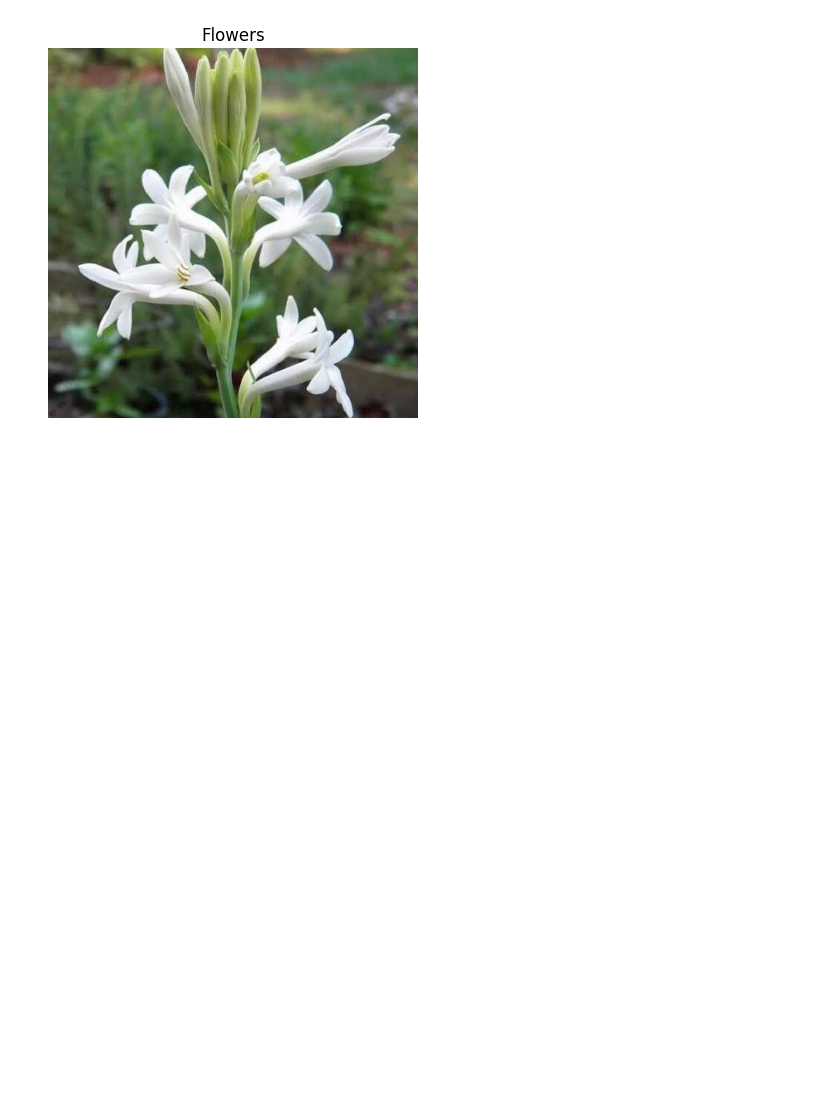
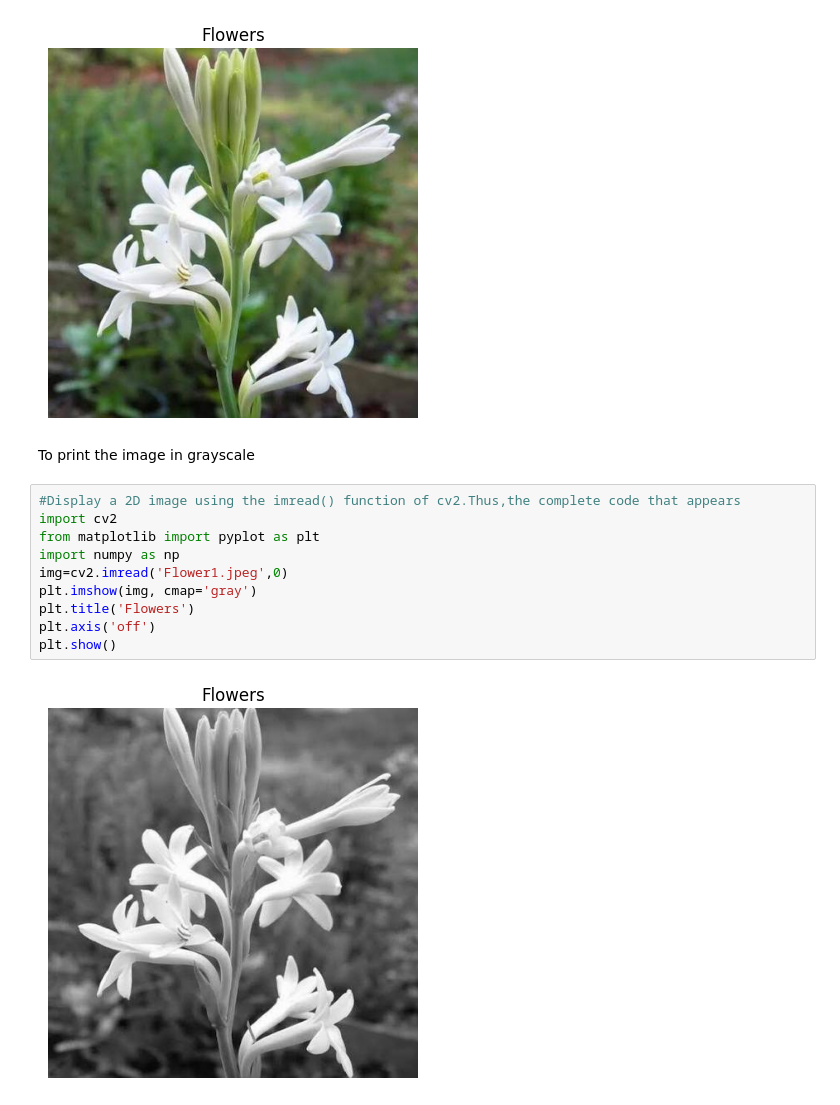
Before and after one commit to SettibathulaJyothi/Python-Basics, a Jupyter notebook: OpenCV.ipynb, the cells around one changed output. Saved outputs shown, nothing was run; the diff lists cells and outputs as text; blank space fills up the shorter version.

```diff
--- a/OpenCV.ipynb
+++ b/OpenCV.ipynb
@@ -66,3 +66,17 @@ plt.axis('off')
 plt.show()
 # %% [output]
 [figure]
+# %% [markdown]
+To print the image in grayscale
+# %%
+#Display a 2D image using the imread() function of cv2.Thus,the complete code that appears
+import cv2
+from matplotlib import pyplot as plt
+import numpy as np
+img=cv2.imread('Flower1.jpeg',0)
+plt.imshow(img, cmap='gray')
+plt.title('Flowers')
+plt.axis('off')
+plt.show()
+# %% [output]
+[figure, added]
```
Also changed, not shown: parts of 1 cell of this notebook.
